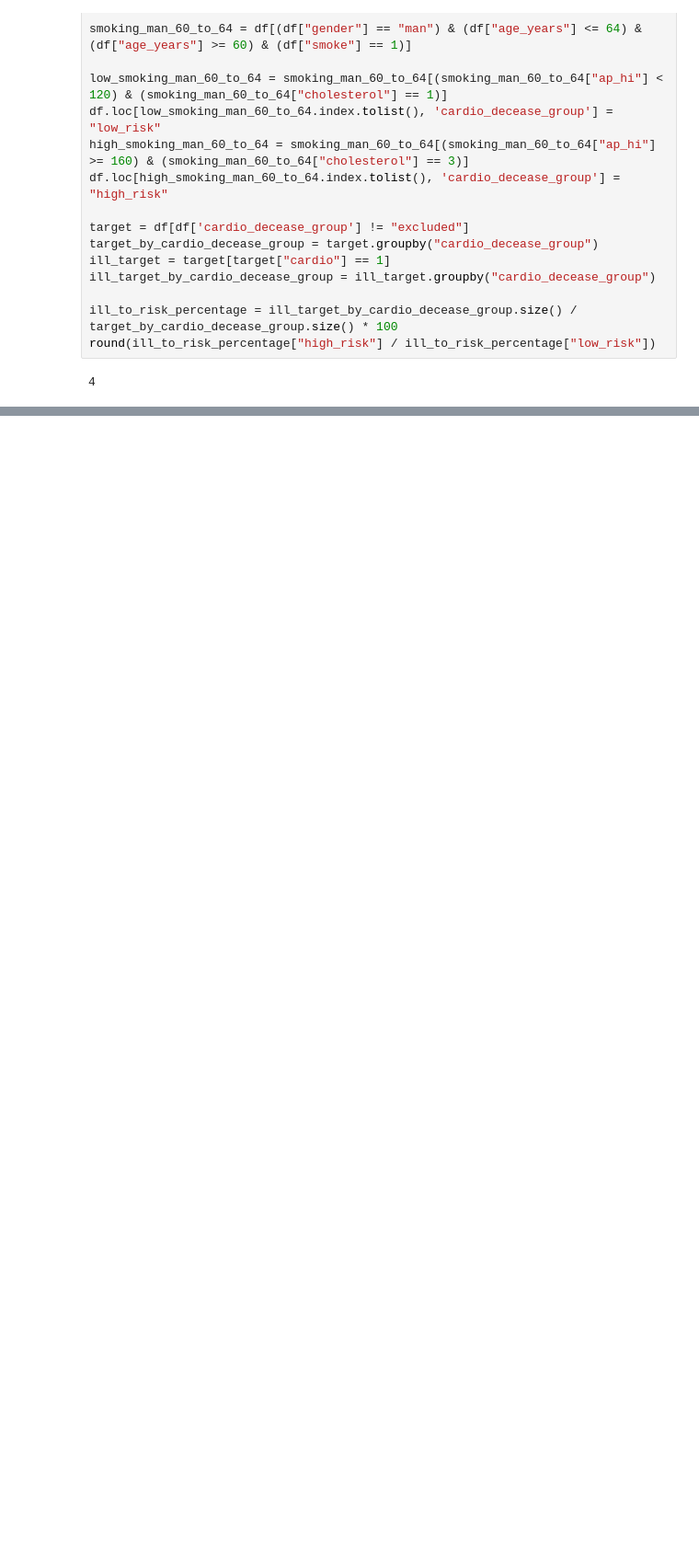
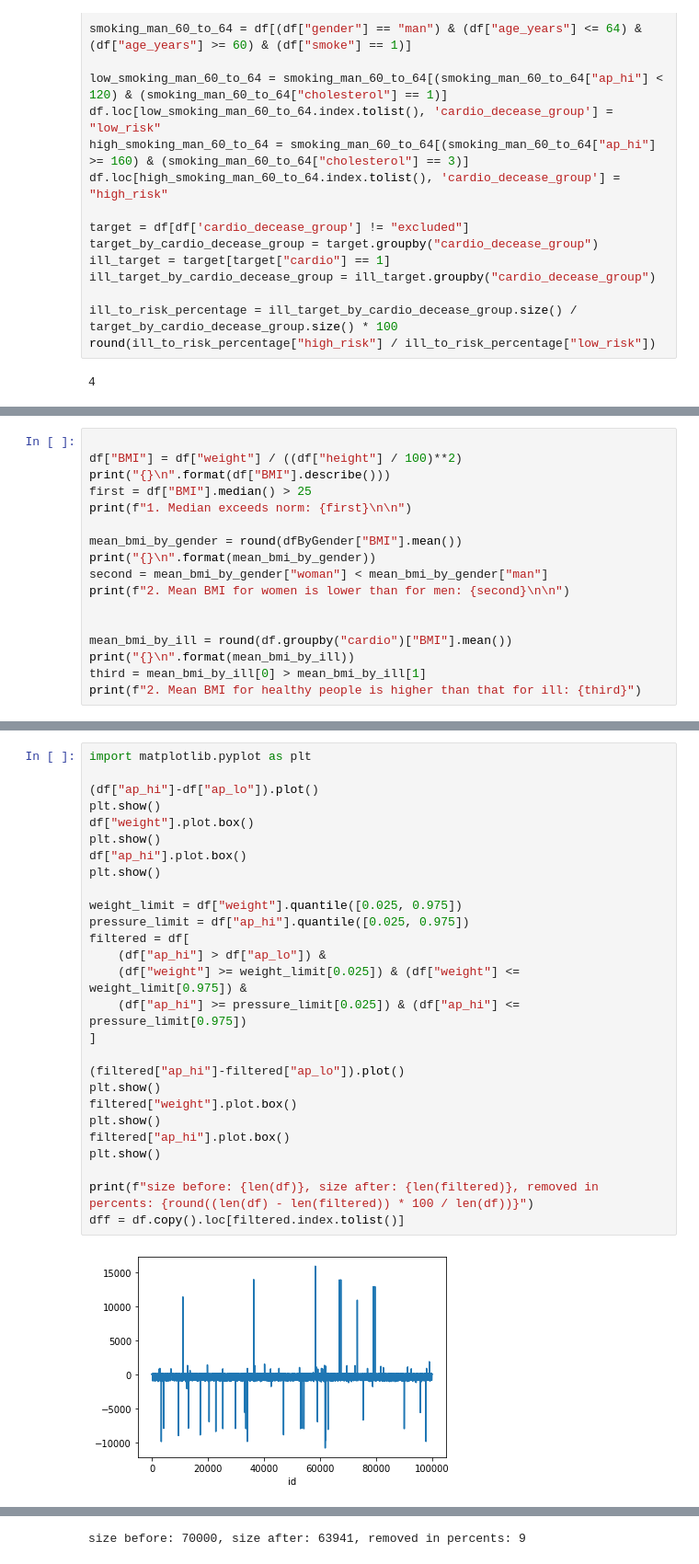
Before and after one commit to Vidzhel/data-analysis, a Jupyter notebook: Lab_2.ipynb, the cells around one changed output, grey strips where cells are left out. Shown at 92% size. Cells and saved outputs as stored; diff of their text form; blank space fills up the shorter version.

```diff
--- a/Lab_2.ipynb
+++ b/Lab_2.ipynb
@@ -152,0 +146,17 @@ round(ill_to_risk_percentage["high_risk"] / ill_to_risk_percentage["low_risk"])
+# %%
+
+df["BMI"] = df["weight"] / ((df["height"] / 100)**2)
+print("{}\n".format(df["BMI"].describe()))
+first = df["BMI"].median() > 25
+print(f"1. Median exceeds norm: {first}\n\n")
+
+mean_bmi_by_gender = round(dfByGender["BMI"].mean())
+print("{}\n".format(mean_bmi_by_gender))
+second = mean_bmi_by_gender["woman"] < mean_bmi_by_gender["man"]
+print(f"2. Mean BMI for women is lower than for men: {second}\n\n")
+
+
+mean_bmi_by_ill = round(df.groupby("cardio")["BMI"].mean())
+print("{}\n".format(mean_bmi_by_ill))
+third = mean_bmi_by_ill[0] > mean_bmi_by_ill[1]
+print(f"2. Mean BMI for healthy people is higher than that for ill: {third}")
@@ -152,0 +183,29 @@ round(ill_to_risk_percentage["high_risk"] / ill_to_risk_percentage["low_risk"])
+# %%
+import matplotlib.pyplot as plt
+
+(df["ap_hi"]-df["ap_lo"]).plot()
+plt.show()
+df["weight"].plot.box()
+plt.show()
+df["ap_hi"].plot.box()
+plt.show()
+
+weight_limit = df["weight"].quantile([0.025, 0.975])
+pressure_limit = df["ap_hi"].quantile([0.025, 0.975])
+filtered = df[
+    (df["ap_hi"] > df["ap_lo"]) &
+    (df["weight"] >= weight_limit[0.025]) & (df["weight"] <= weight_limit[0.975]) &
+    (df["ap_hi"] >= pressure_limit[0.025]) & (df["ap_hi"] <= pressure_limit[0.975])
+]
+
+(filtered["ap_hi"]-filtered["ap_lo"]).plot()
+plt.show()
+filtered["weight"].plot.box()
+plt.show()
+filtered["ap_hi"].plot.box()
+plt.show()
+
+print(f"size before: {len(df)}, size after: {len(filtered)}, removed in percents: {round((len(df) - len(filtered)) * 100 / len(df))}")
+dff = df.copy().loc[filtered.index.tolist()]
+# %% [output]
+[figure, added]
@@ -152,0 +217 @@ round(ill_to_risk_percentage["high_risk"] / ill_to_risk_percentage["low_risk"])
+size before: 70000, size after: 63941, removed in percents: 9
```
Also changed, not shown: parts of 11 cells of this notebook.
